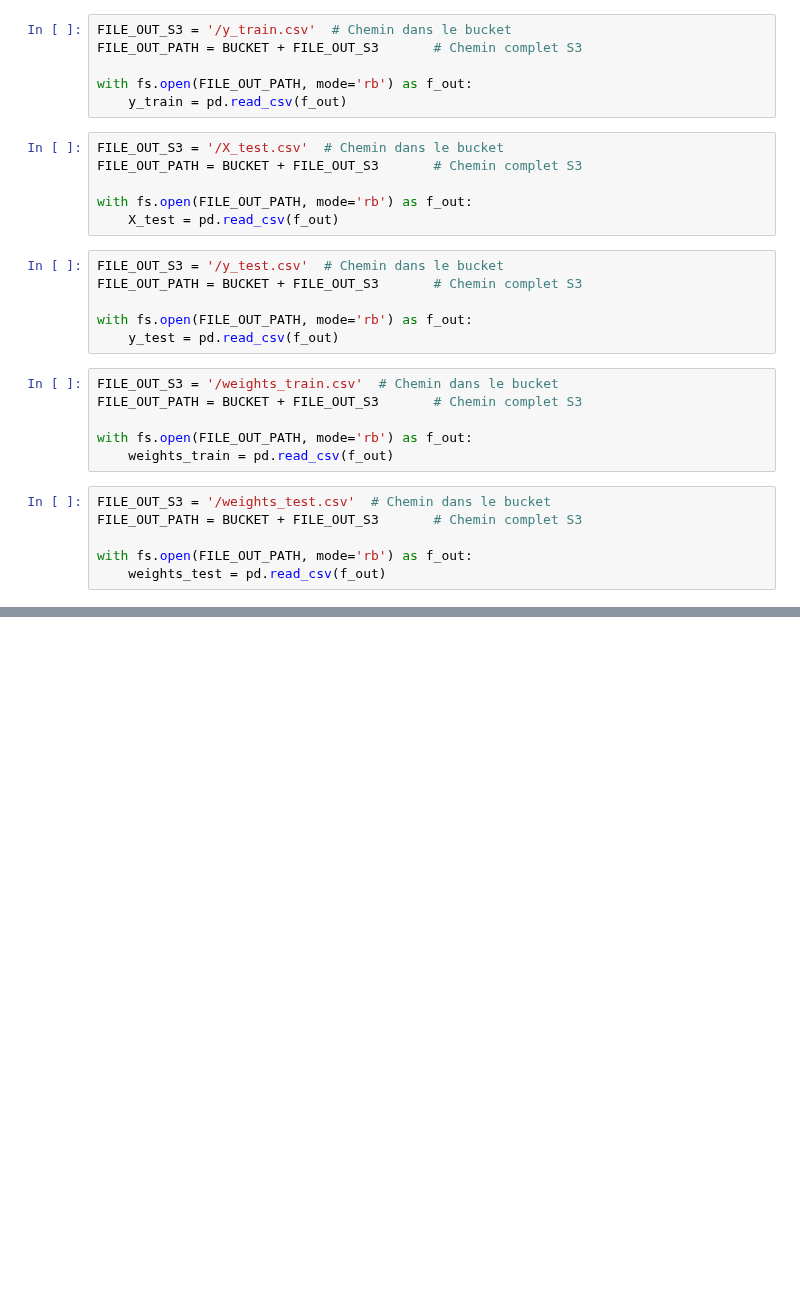
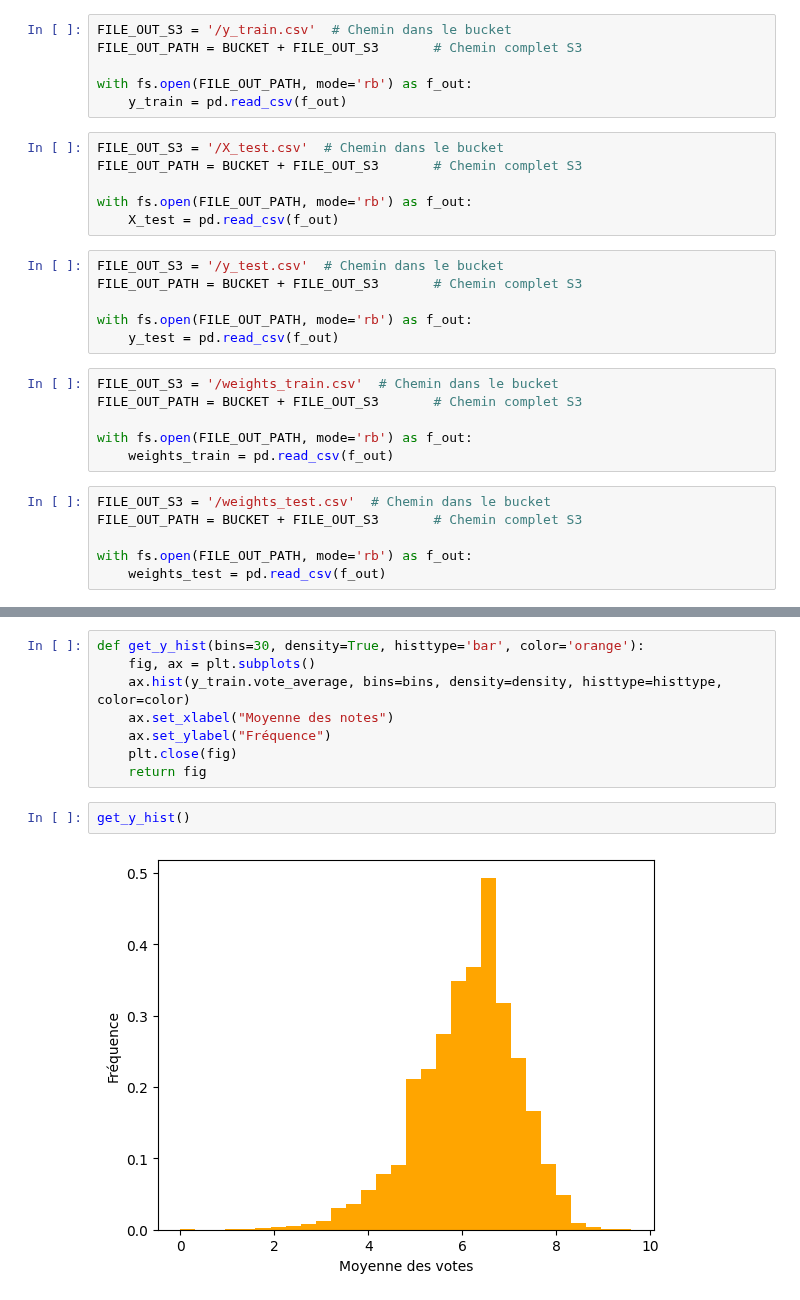
Before and after one commit to mlepennec-ensae/formation_cepe, a Jupyter notebook: Projet/panel_projet.ipynb, the cells around one changed output, grey strips where cells are left out. Cells and saved outputs as stored; diff of their text form; blank space fills up the shorter version.

```diff
--- a/Projet/panel_projet.ipynb
+++ b/Projet/panel_projet.ipynb
@@ -82,0 +104,12 @@ X_test_scaled = pd.DataFrame(
+# %%
+def get_y_hist(bins=30, density=True, histtype='bar', color='orange'):
+    fig, ax = plt.subplots()
+    ax.hist(y_train.vote_average, bins=bins, density=density, histtype=histtype, color=color)
+    ax.set_xlabel("Moyenne des notes")
+    ax.set_ylabel("Fréquence")
+    plt.close(fig)
+    return fig
+# %%
+get_y_hist()
+# %% [output]
+[figure, added]
```
Also changed, not shown: parts of 9 cells of this notebook, 2 other files.
